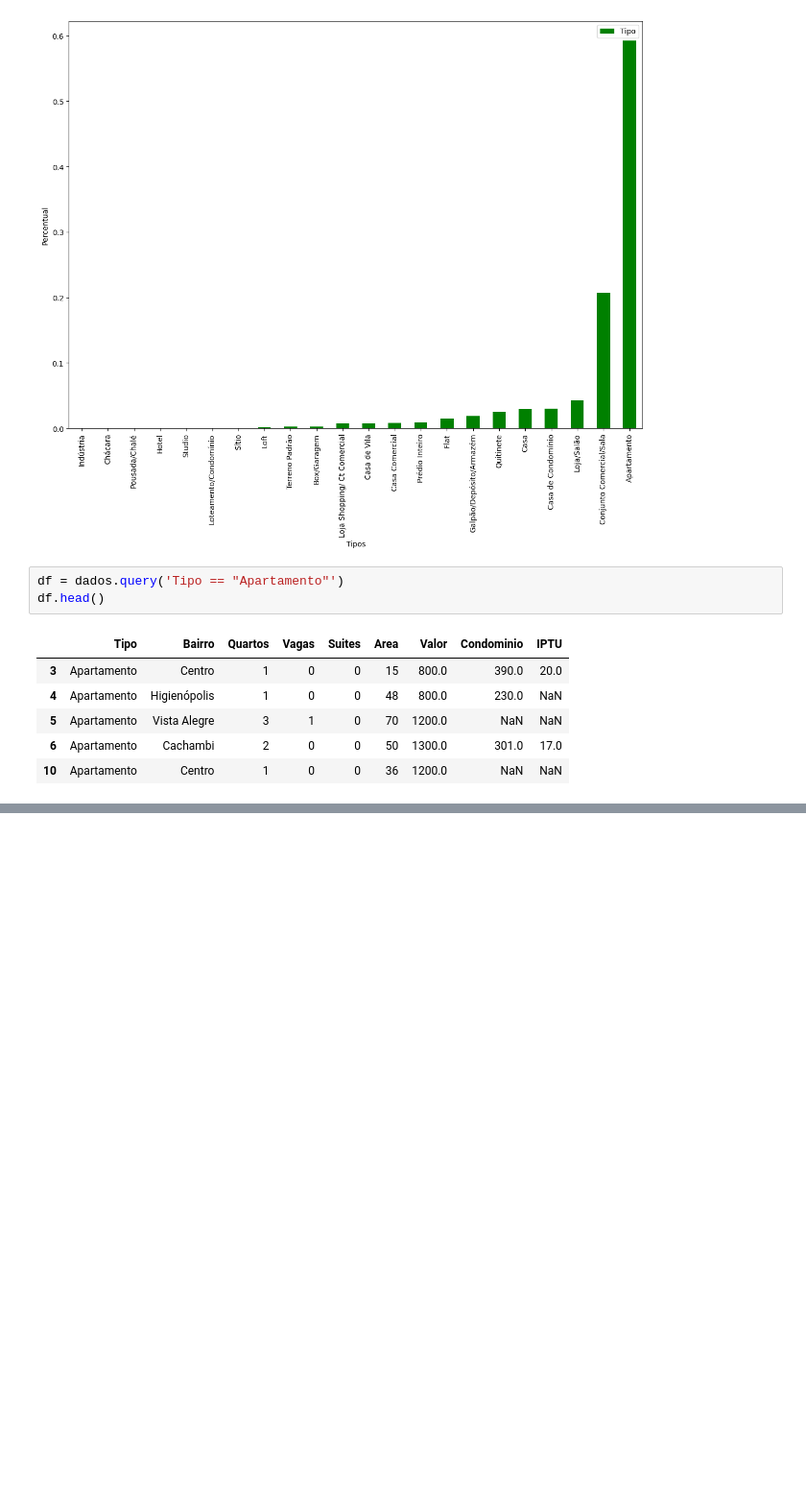
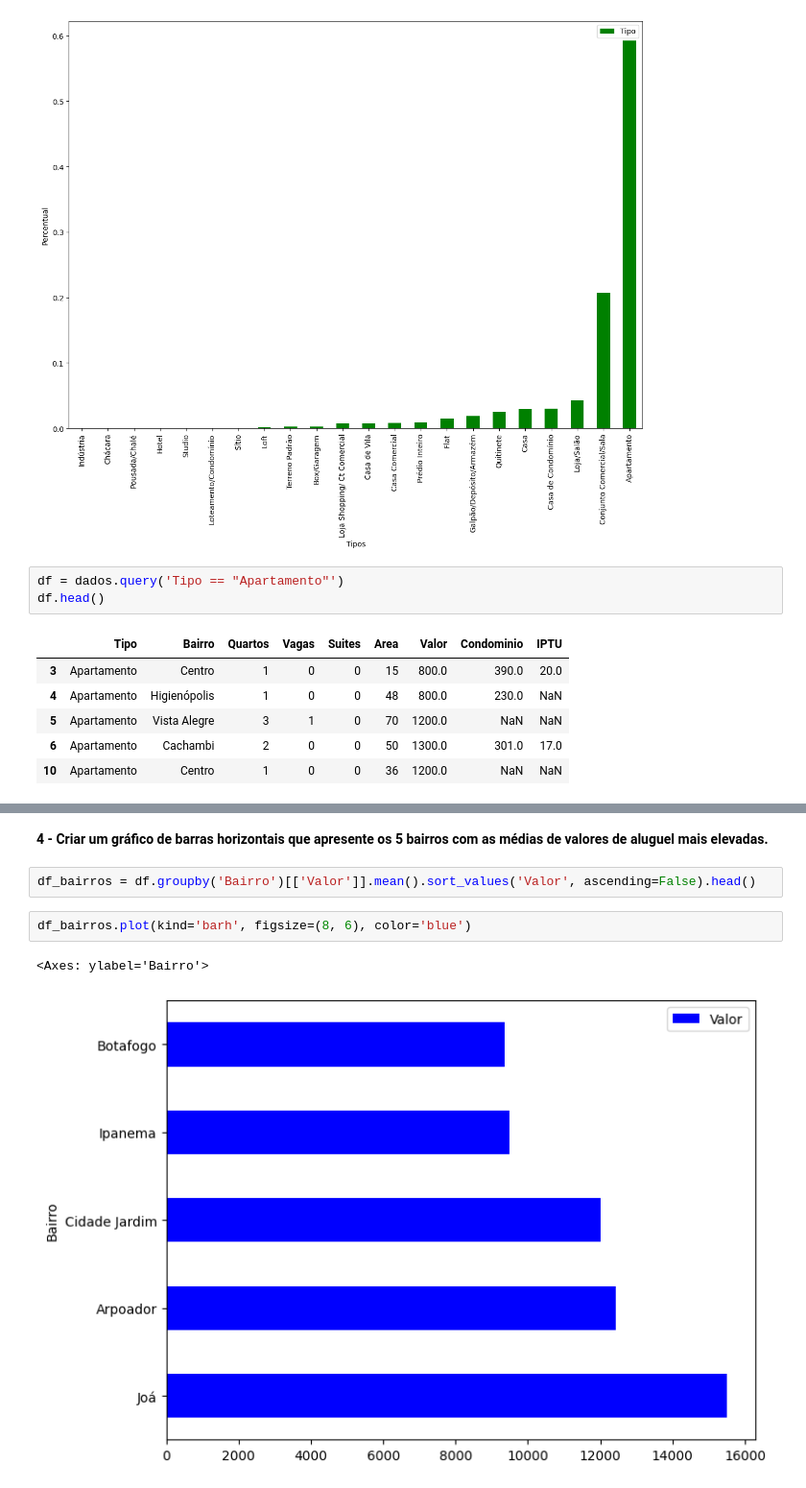
Before and after one commit to Jhonattasilva2/Data-Science-Studies, a Jupyter notebook: Data_Science_Studies.ipynb, the cells around one changed output, grey strips where cells are left out. Shown at 96% size. Drawn from its saved outputs; the diff is of its cells as text; blank space fills up the shorter version.

```diff
--- a/Data_Science_Studies.ipynb
+++ b/Data_Science_Studies.ipynb
@@ -820,0 +883,9 @@ df.head()
+# %% [markdown]
+**4 - Criar um gráfico de barras horizontais que apresente os 5 bairros com as médias de valores de aluguel mais elevadas.**
+# %%
+df_bairros = df.groupby('Bairro')[['Valor']].mean().sort_values('Valor', ascending=False).head()
+# %%
+df_bairros.plot(kind='barh', figsize=(8, 6), color='blue')
+# %% [output]
+<Axes: ylabel='Bairro'>
+[figure, added]
```
Also changed, not shown: parts of 8 cells of this notebook.
